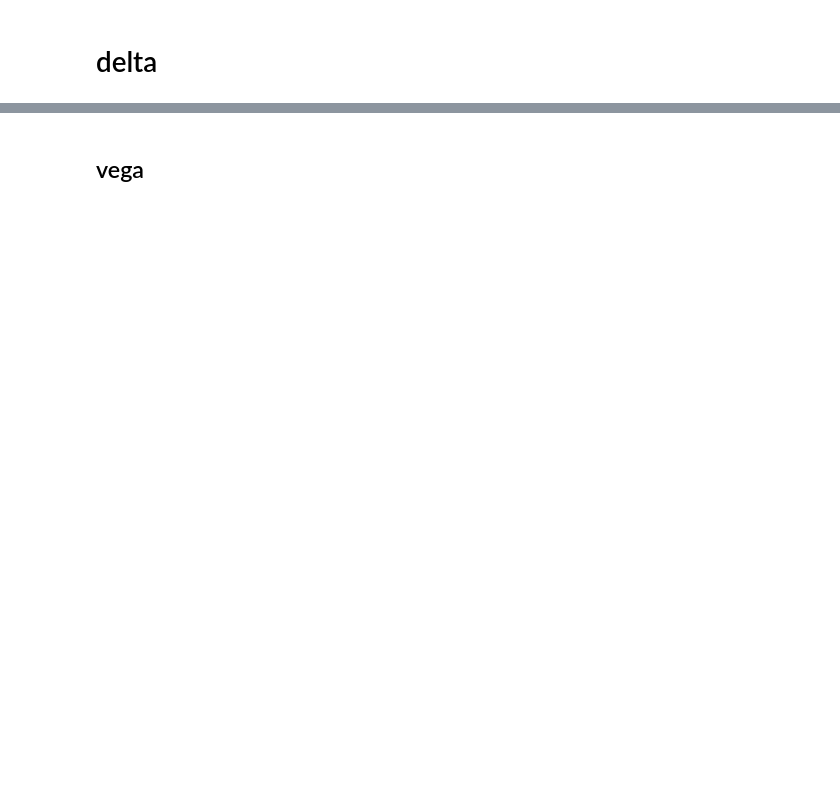
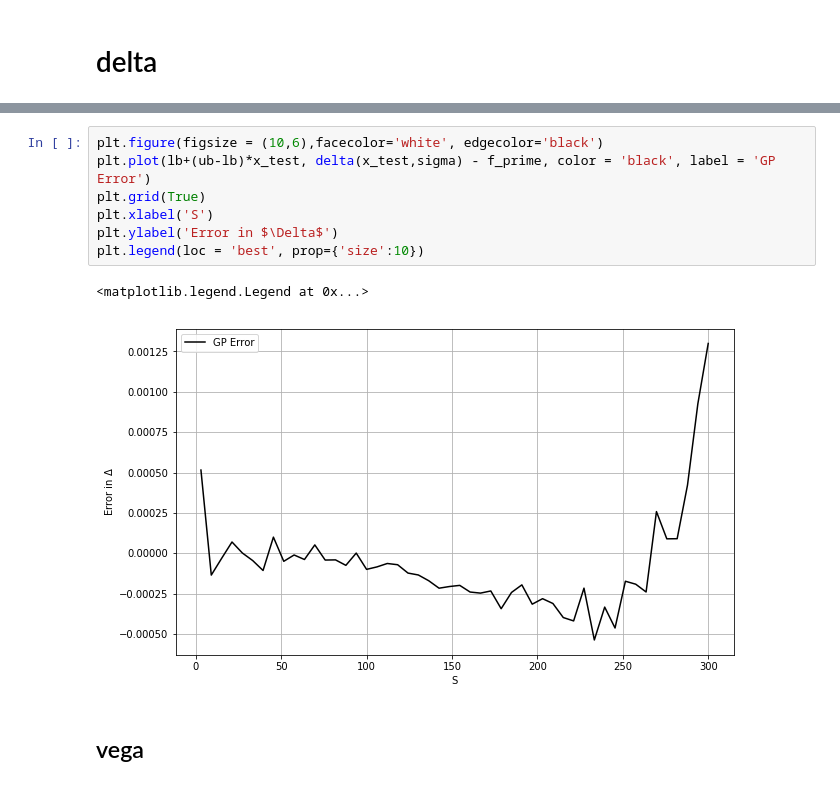
Before and after one commit to mfrdixon/GP-CVA, a Jupyter notebook: Example-2-GP-BS-Derivatives.ipynb, the cells around one changed output, grey strips where cells are left out. Cells and saved outputs as stored; diff of their text form; blank space fills up the shorter version.

```diff
--- a/Example-2-GP-BS-Derivatives.ipynb
+++ b/Example-2-GP-BS-Derivatives.ipynb
@@ -90,3 +99,13 @@ array([[ 4.53842113e-04],
+# %%
+plt.figure(figsize = (10,6),facecolor='white', edgecolor='black')
+plt.plot(lb+(ub-lb)*x_test, delta(x_test,sigma) - f_prime, color = 'black', label = 'GP Error')
+plt.grid(True)
+plt.xlabel('S')
+plt.ylabel('Error in $\Delta$')
+plt.legend(loc = 'best', prop={'size':10})
+# %% [output]
+<matplotlib.legend.Legend at 0x...>
+[figure, added]
 # %% [markdown]
 ## vega
 # %%
```
Also changed, not shown: parts of 9 cells of this notebook.
